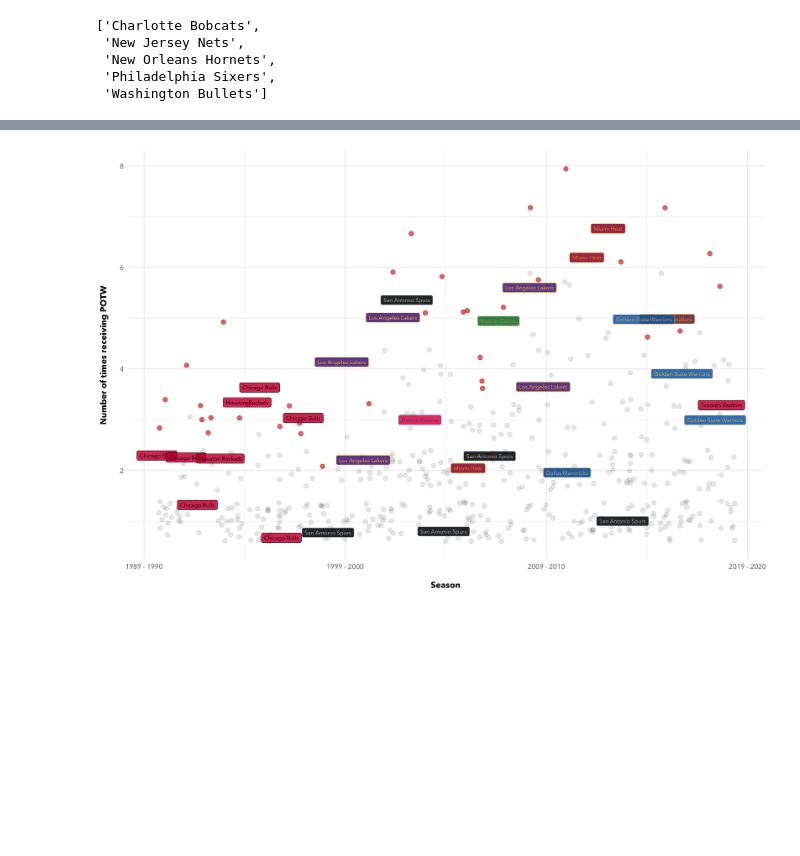
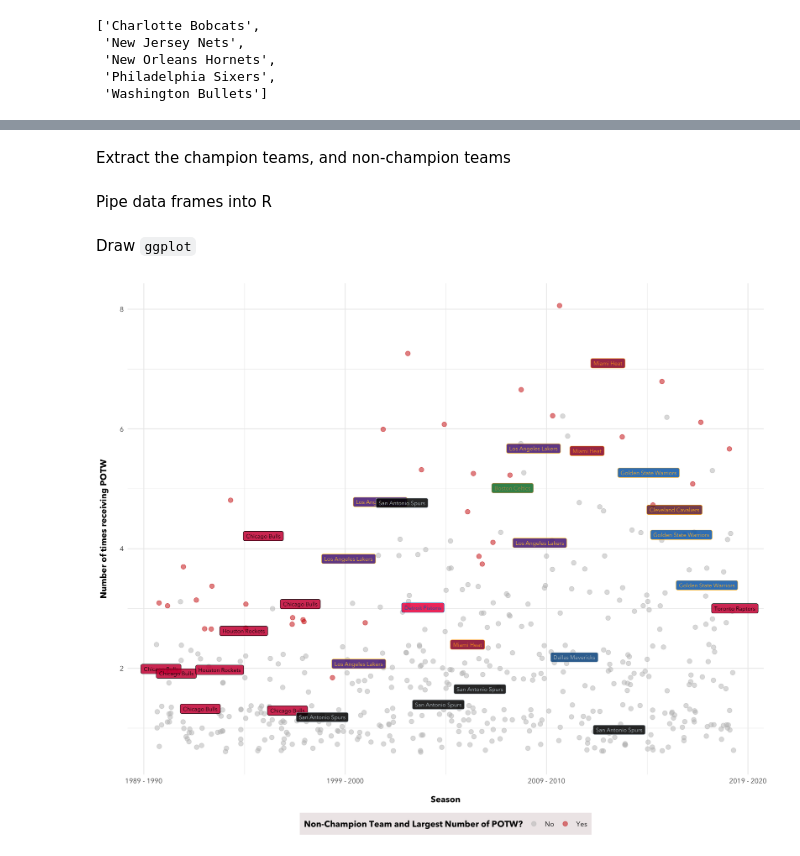
Before and after one commit to chunheisiu/NBA-POTW-Visualization, a Jupyter notebook: notebooks/_ggplot_3.ipynb, the cells around one changed output, grey strips where cells are left out. Cells and saved outputs as stored; diff of their text form; code cells hidden in the pictures; blank space fills up the shorter version.

Commit message:
Update ggplot 1 & 3

```diff
--- a/notebooks/_ggplot_3.ipynb
+++ b/notebooks/_ggplot_3.ipynb
@@ -15,3 +22,3 @@ nba_potw = pd2r(pd.read_csv('../data/raw/NBA_Player_of_the_Week.csv'))
 # %%
-nba_potw_team_agg = nba_potw.groupby(['Team', 'Season short'])[['Date']].count().reset_index().rename(columns = {'Season short': 'Year', 'Date': 'Potw_Count'})
-# nba_potw_player_agg = nba_potw.groupby(['Player', 'Team', 'Season short'])[['Date']].count().reset_index().rename(columns = {'Season short': 'Year', 'Date': 'Potw_Count'})
+nba_potw_team_agg = (nba_potw.groupby(['Team', 'Season short'])[['Date']].count().reset_index()
+                     .rename(columns = {'Season short': 'Year', 'Date': 'Potw_Count'}))
@@ -47,9 +68,12 @@ nba_df['Team'] = nba_df['Team'].replace(missing_teams)
 nba_colors = nba_colors.set_index('Franchise')
 nba_ggplot_fill = nba_colors['Color1']
 nba_ggplot_color = nba_colors['Color2']
+# %% [markdown]
+Extract the champion teams, and non-champion teams
 # %%
 nba_champ = nba_df_potw.loc[nba_df_potw.isChampion == 'Yes']
-nba_nonchamp_maxpotw = nba_df_potw.loc[(nba_df_potw.isChampion == 'No') & (nba_df_potw.isMaxPotw == 'Yes')]
-nba_nonchamp_nonmaxpotw = nba_df_potw.loc[(nba_df_potw.isChampion == 'No') & (nba_df_potw.isMaxPotw == 'No')]
+nba_nonchamp = nba_df_potw.loc[(nba_df_potw.isChampion == 'No')]
+# %% [markdown]
+Pipe data frames into R
 # %%
 %R -i nba_champ
@@ -58,26 +81,30 @@ nba_nonchamp_nonmaxpotw = nba_df_potw.loc[(nba_df_potw.isChampion == 'No') & (nb
 %R -i nba_ggplot_color
 %R -i nba_ggplot_fill
+# %% [markdown]
+Draw `ggplot`
 # %%
-%%R -w 12 -h 8 --units in -r 300
+%%R -w 12 -h 10 --units in -r 300
 season <- function(x) {
     paste(x - 1, '-', x)
 }
 
 ggplot() +
-geom_point(aes(x = Year, y = Potw_Count),
-           data = nba_nonchamp_nonmaxpotw, position = 'jitter', alpha = 0.1, size = 2.5) +
-geom_point(aes(x = Year, y = Potw_Count),
-           data = nba_nonchamp_maxpotw, position = 'jitter', alpha = 0.6, size = 2.5, color = 'red3') +
+geom_point(aes(x = Year, y = Potw_Count, color = isMaxPotw), data = nba_nonchamp,
+           position = 'jitter', alpha = 0.5, size = 2.5) +
+scale_color_manual(name = 'Non-Champion Team and Largest Number of POTW?', values = c('gray', 'red3')) +
+new_scale_color() +
 geom_label(aes(x = Year, y = Potw_Count, color = Team, fill = Team, label = Team),
            data = nba_champ, position = 'jitter', size = 2.5, alpha = 0.85, family = 'Avenir Next') +
 scale_color_manual(values = nba_ggplot_color) +
 scale_fill_manual(values = nba_ggplot_fill) +
 scale_x_continuous(name = '\nSeason', label = season) +
 scale_y_continuous(name = 'Number of times receiving POTW\n') +
 theme_minimal() +
 theme(text = element_text(family = 'Avenir Next'),
       axis.title = element_text(face = 'bold'),
-      legend.title = element_text(face = 'bold')) +
+      legend.title = element_text(face = 'bold'),
+      legend.position = 'bottom',
+      legend.background = element_rect(size = 0, fill = 'snow2')) +
 guides(fill = F, color = F)
 # %% [output]
-[figure, old version]
+[figure, new version]
```
Also changed, not shown: parts of 16 cells of this notebook, 1 other file.
